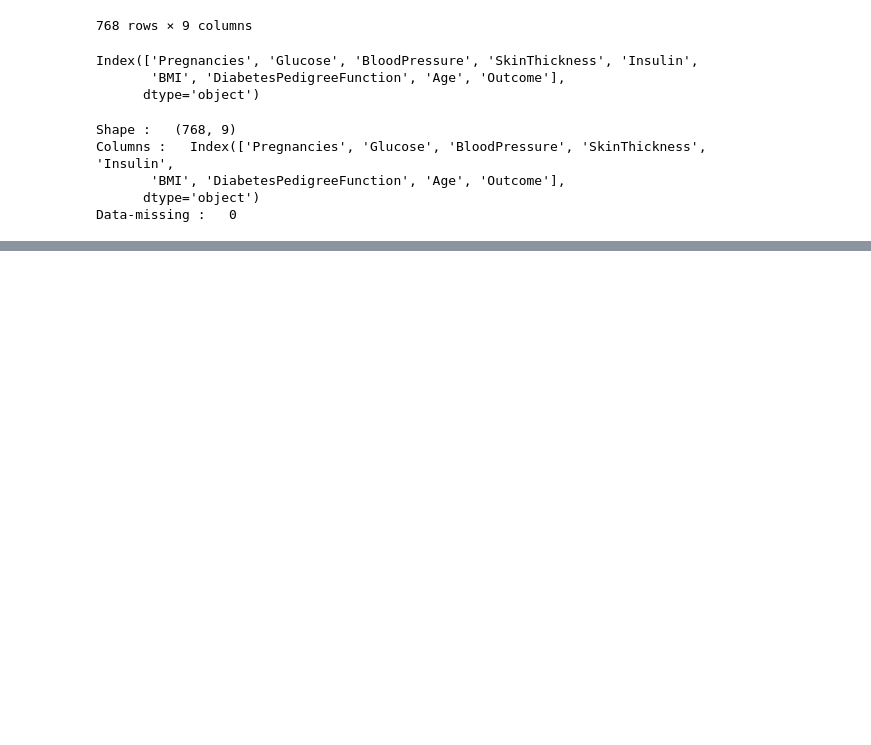
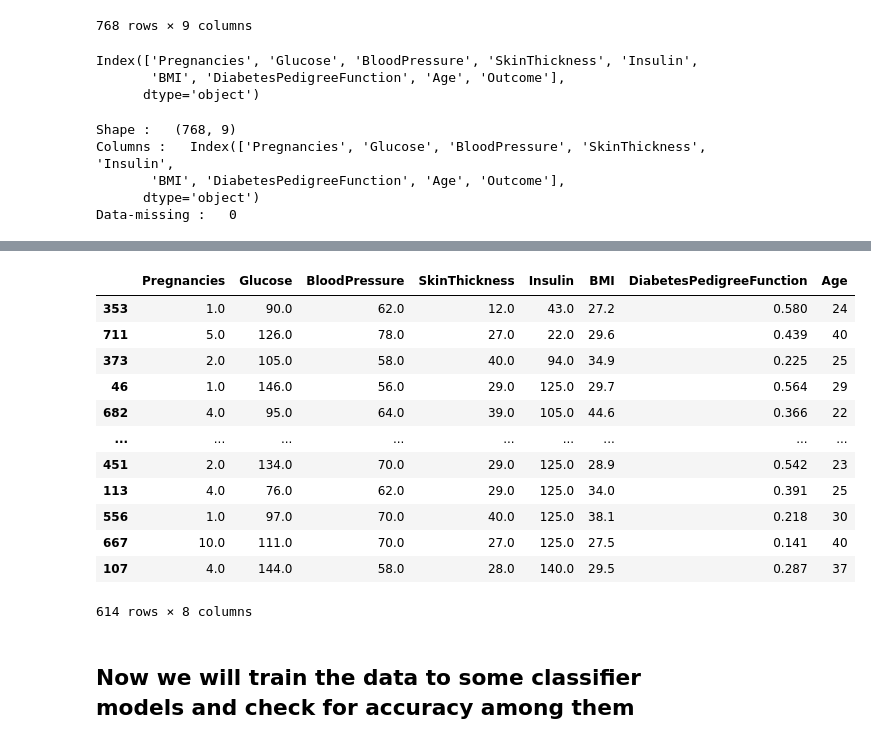
Before and after one commit to Harsh324/ML_projects, a Jupyter notebook: Boston_housing_model/Model1.ipynb, the cells around one changed output, grey strips where cells are left out. Drawn from its saved outputs; the diff is of its cells as text; code cells hidden in the pictures; blank space fills up the shorter version.

```diff
--- a/Boston_housing_model/Model1.ipynb
+++ b/Boston_housing_model/Model1.ipynb
@@ -43,0 +107,21 @@ Data-missing :   0
+# %%
+from sklearn.model_selection import train_test_split
+X_train, X_test, y_train, y_test = train_test_split(Data_Features, Data_Labels, test_size=.2, random_state=42, stratify=Data_Labels)
+# %%
+X_train
+# %% [output]
+|  | Pregnancies | Glucose | BloodPressure | SkinThickness | Insulin | BMI | DiabetesPedigreeFunction | Age |
+| 353 | 1.0 | 90.0 | 62.0 | 12.0 | 43.0 | 27.2 | 0.580 | 24 |
+| 711 | 5.0 | 126.0 | 78.0 | 27.0 | 22.0 | 29.6 | 0.439 | 40 |
+| 373 | 2.0 | 105.0 | 58.0 | 40.0 | 94.0 | 34.9 | 0.225 | 25 |
+| 46 | 1.0 | 146.0 | 56.0 | 29.0 | 125.0 | 29.7 | 0.564 | 29 |
+| 682 | 4.0 | 95.0 | 64.0 | 39.0 | 105.0 | 44.6 | 0.366 | 22 |
+| ... | ... | ... | ... | ... | ... | ... | ... | ... |
+| 451 | 2.0 | 134.0 | 70.0 | 29.0 | 125.0 | 28.9 | 0.542 | 23 |
+| 113 | 4.0 | 76.0 | 62.0 | 29.0 | 125.0 | 34.0 | 0.391 | 25 |
+| 556 | 1.0 | 97.0 | 70.0 | 40.0 | 125.0 | 38.1 | 0.218 | 30 |
+| 667 | 10.0 | 111.0 | 70.0 | 27.0 | 125.0 | 27.5 | 0.141 | 40 |
+| 107 | 4.0 | 144.0 | 58.0 | 28.0 | 140.0 | 29.5 | 0.287 | 37 |
+614 rows × 8 columns
+# %% [markdown]
+## Now we will train the data to some classifier models and check for accuracy among them
```
Also changed, not shown: parts of 34 cells of this notebook.
